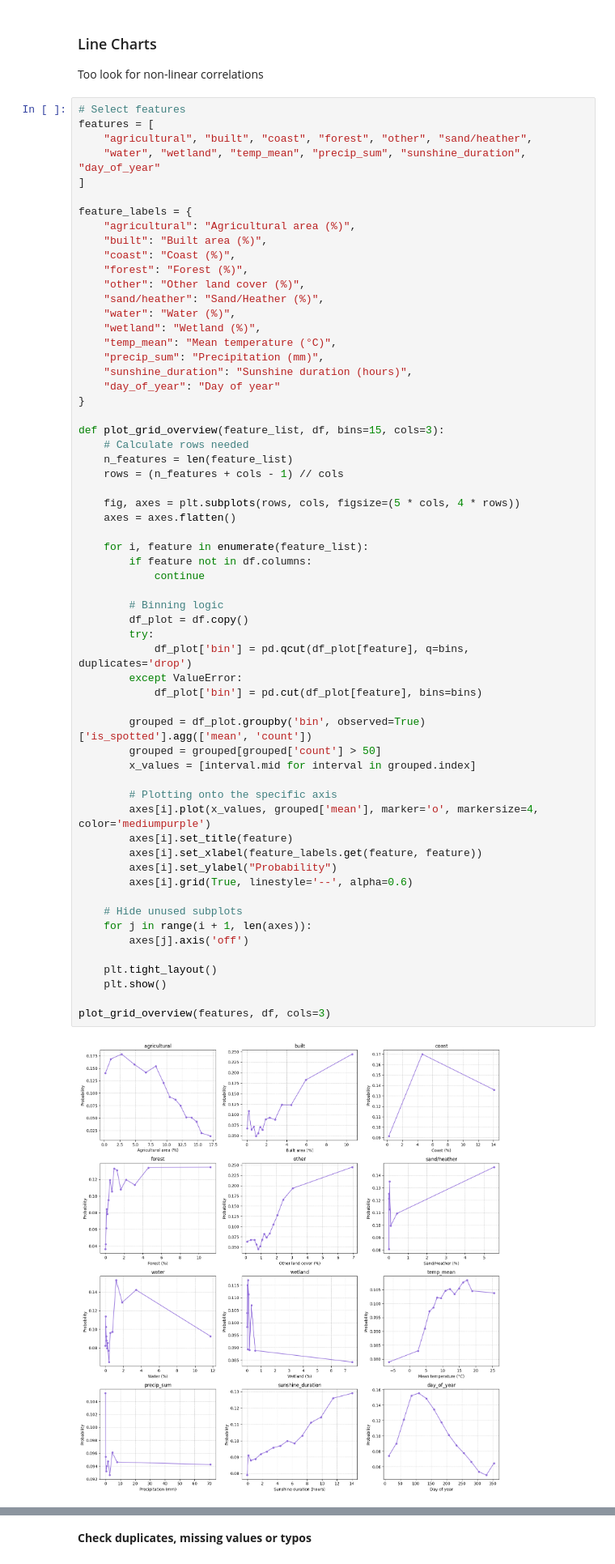
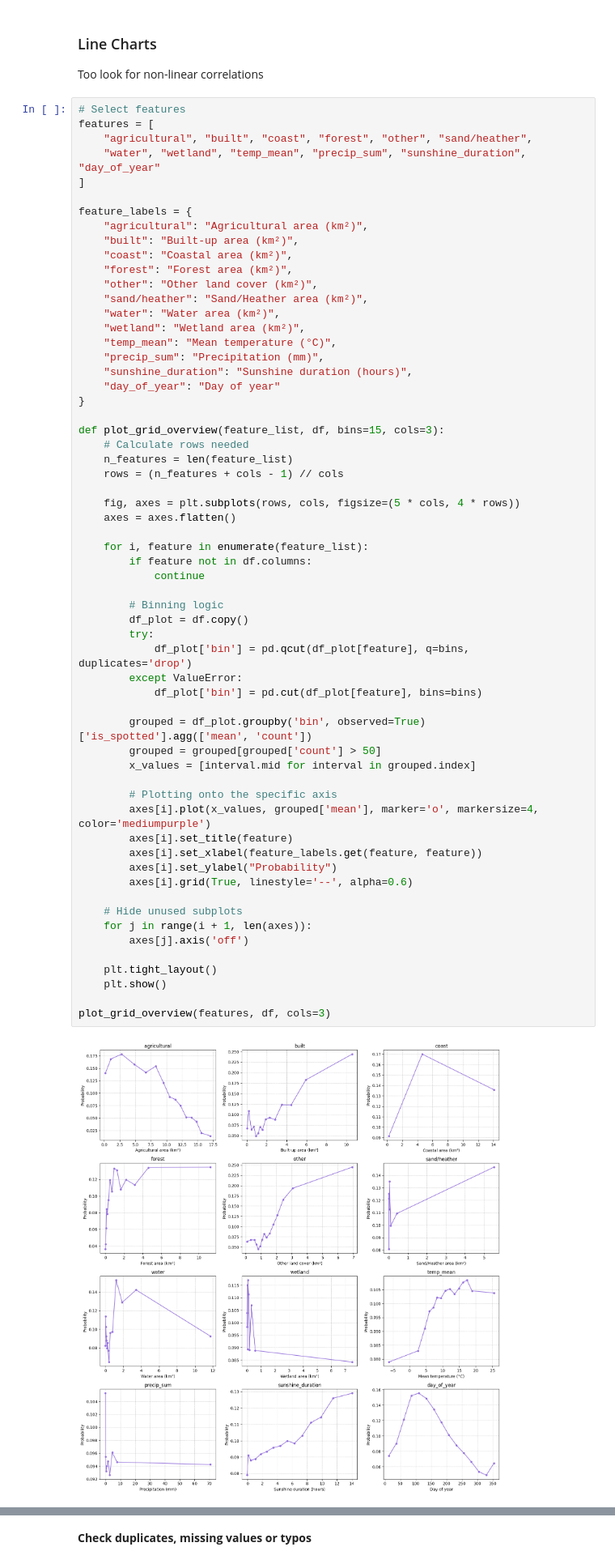
Before and after one commit to Sannebeast/Rabbitions, a Jupyter notebook: notebooks/project.ipynb, the cells around one changed output, grey strips where cells are left out. Shown at 81% size. Cells and saved outputs as stored; diff of their text form.

```diff
--- a/notebooks/project.ipynb
+++ b/notebooks/project.ipynb
@@ -558,14 +571,14 @@ features = [
 ]
 
 feature_labels = {
-    "agricultural": "Agricultural area (%)",
-    "built": "Built area (%)",
-    "coast": "Coast (%)",
-    "forest": "Forest (%)",
-    "other": "Other land cover (%)",
-    "sand/heather": "Sand/Heather (%)",
-    "water": "Water (%)",
-    "wetland": "Wetland (%)",
+    "agricultural": "Agricultural area (km²)",
+    "built": "Built-up area (km²)",
+    "coast": "Coastal area (km²)",
+    "forest": "Forest area (km²)",
+    "other": "Other land cover (km²)",
+    "sand/heather": "Sand/Heather area (km²)",
+    "water": "Water area (km²)",
+    "wetland": "Wetland area (km²)",
     "temp_mean": "Mean temperature (°C)",
     "precip_sum": "Precipitation (mm)",
     "sunshine_duration": "Sunshine duration (hours)",
@@ -584,34 +597,34 @@ def plot_grid_overview(feature_list, df, bins=15, cols=3):
         if feature not in df.columns:
             continue
 
         # Binning logic
         df_plot = df.copy()
         try:
             df_plot['bin'] = pd.qcut(df_plot[feature], q=bins, duplicates='drop')
         except ValueError:
             df_plot['bin'] = pd.cut(df_plot[feature], bins=bins)
 
         grouped = df_plot.groupby('bin', observed=True)['is_spotted'].agg(['mean', 'count'])
         grouped = grouped[grouped['count'] > 50]
         x_values = [interval.mid for interval in grouped.index]
 
         # Plotting onto the specific axis
         axes[i].plot(x_values, grouped['mean'], marker='o', markersize=4, color='mediumpurple')
         axes[i].set_title(feature)
         axes[i].set_xlabel(feature_labels.get(feature, feature))
         axes[i].set_ylabel("Probability")
         axes[i].grid(True, linestyle='--', alpha=0.6)
 
     # Hide unused subplots
     for j in range(i + 1, len(axes)):
         axes[j].axis('off')
 
     plt.tight_layout()
     plt.show()
 
 plot_grid_overview(features, df, cols=3)
 # %% [output]
-[figure, old version]
+[figure, new version]
 # %% [markdown]
 **Findings**
 
```
Also changed, not shown: parts of 4 cells of this notebook.
